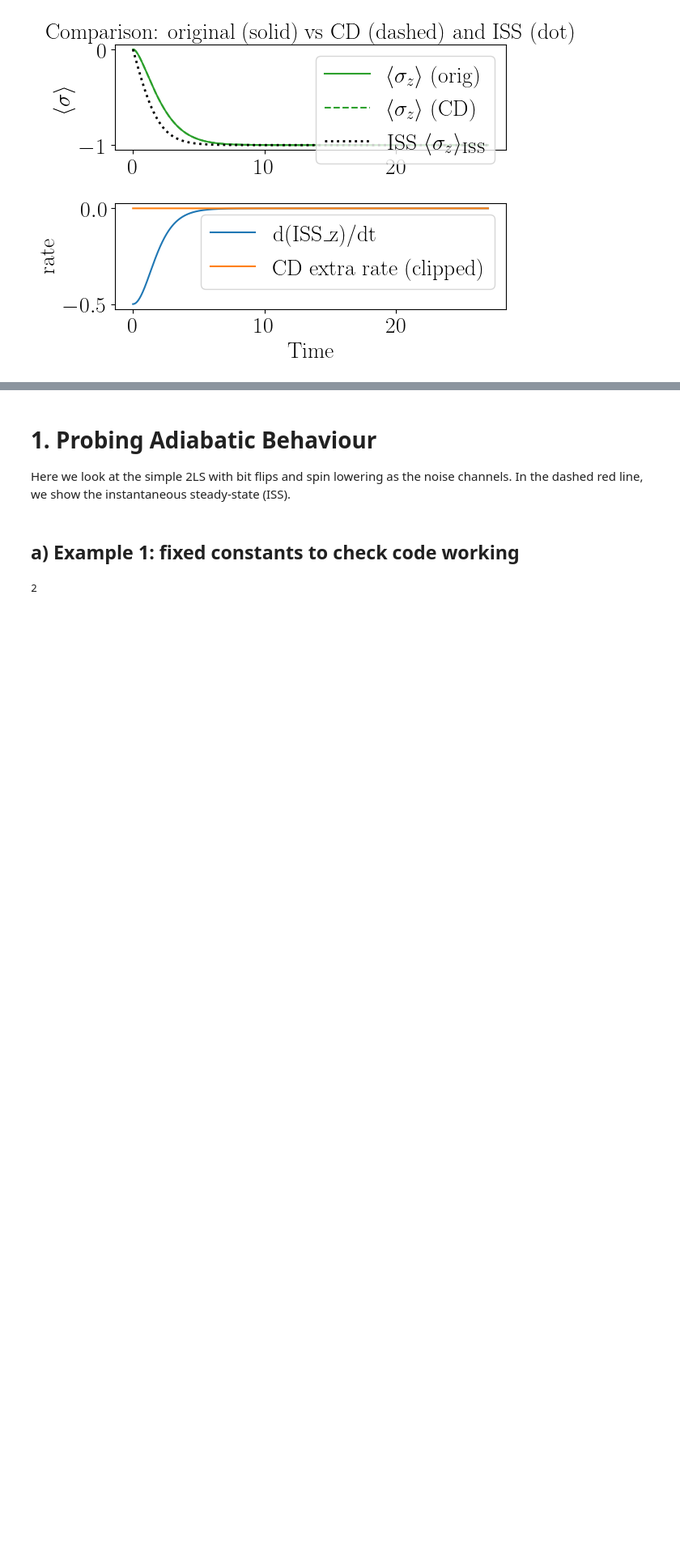
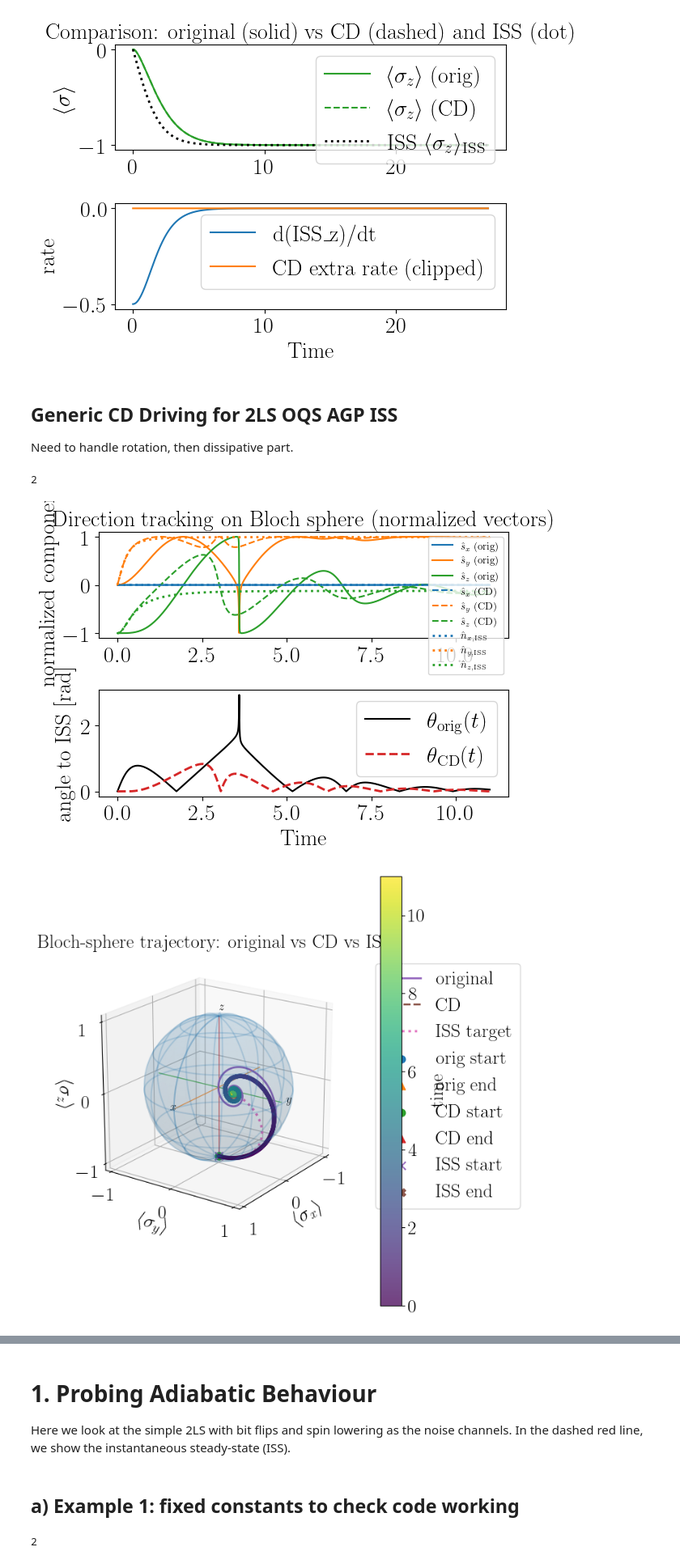
Before and after one commit to jwalkling/Driven_OQS, a Jupyter notebook: src_code/notebooks/2LS Lindblad.ipynb, the cells around one changed output, grey strips where cells are left out. Shown at 81% size. Drawn from its saved outputs; the diff is of its cells as text; code cells hidden in the pictures; blank space fills up the shorter version.

Commit message:
FEAT: added the rotational part of the OQS ISS AGP. Errors seem to be accumulating, need to fix it.

```diff
--- a/src_code/notebooks/2LS Lindblad.ipynb
+++ b/src_code/notebooks/2LS Lindblad.ipynb
@@ -335,6 +335,18 @@ def supervec_rho_to_bloch(v, *, check_shape=True):
 #         [rho00, rho10],
 #         [rho01, rho11]
 #     ], axis=-2) #Defined with F ordering
+
+
+def bloch_to_operator(v):
+    """
+    Build the operator v_x σx + v_y σy + v_z σz from a 3-vector v.
+    v can be length-3 array-like.
+    Returns a 2x2 complex ndarray.
+    """
+    v = np.asarray(v, dtype=float).ravel()
+    if v.size != 3:
+        raise ValueError("Expected v of length 3 (bx,by,bz).")
+    return v[0] * Pauli.sx + v[1] * Pauli.sy + v[2] * Pauli.sz
 # %%
 def get_steady_state(builder, model, t: float, *, normalize_trace: bool = True, return_eval: bool = False):
     """
@@ -843,3 +855,6 @@ Warning: computed CD rate negative (-1.891e-12) at t=2.700e+01; clipping to 0
         [ 0.00000000e+00,  0.00000000e+00, -1.00000000e+00],
         [ 0.00000000e+00,  0.00000000e+00, -1.00000000e+00]]))
 [figure]
+# %% [markdown]
+## Generic CD Driving for 2LS OQS AGP ISS
+Need to handle rotation, then dissipative part.
@@ -989 +1056,16 @@ def LindbladISSCD(
     return t, traj_cd, s_t_cd, sz_ss_t, traj_orig, s_t_orig
+# %%
+tmax=11.0
+LindbladISSCD(
+    tmax=tmax,
+    H_of_t=lambda t: (1-np.exp(-t))*Pauli.sx,
+    jumps_of_t=lambda t: [Jump(Pauli.sm, np.exp(-t)+0.5)],
+    nsteps=2001,
+    do_plot=True,
+    apply_cd=True,
+    blochball=True,
+)
+# %% [output]
+2
+[figure, added]
+[figure, added]
```
Also changed, not shown: parts of 9 cells of this notebook.
